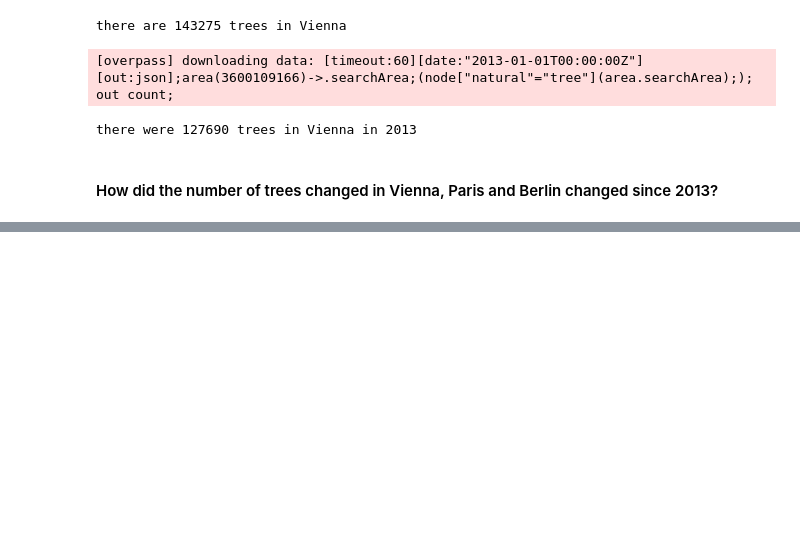
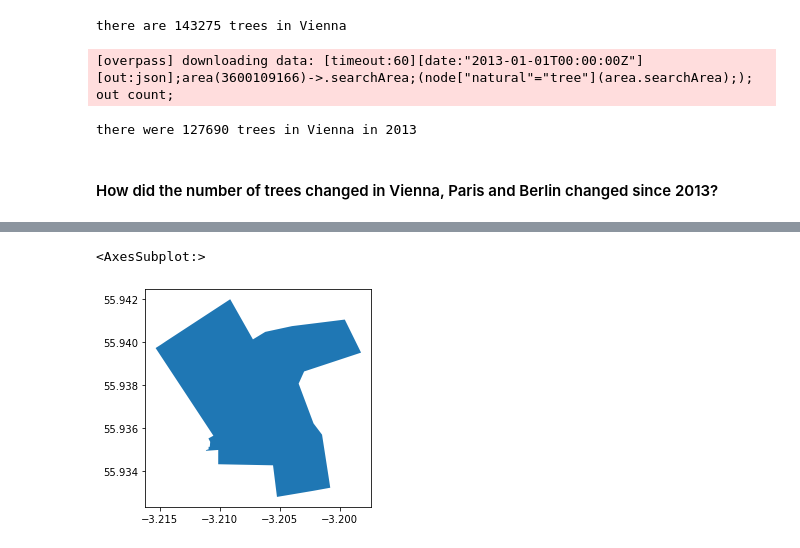
Before and after one commit to EArtiges/Bike_Share_data, a Jupyter notebook: Get_OSM_Data.ipynb, the cells around one changed output, grey strips where cells are left out. Saved outputs shown, nothing was run; the diff lists cells and outputs as text; code cells hidden in the pictures; blank space fills up the shorter version.

```diff
--- a/Get_OSM_Data.ipynb
+++ b/Get_OSM_Data.ipynb
@@ -70,0 +135,6 @@ data.select(city=ALL).getCSV()
+# %%
+area = ox.geocode_to_gdf(place_name)
+area.plot()
+# %% [output]
+<AxesSubplot:>
+[figure, added]
```
Also changed, not shown: parts of 11 cells of this notebook.
